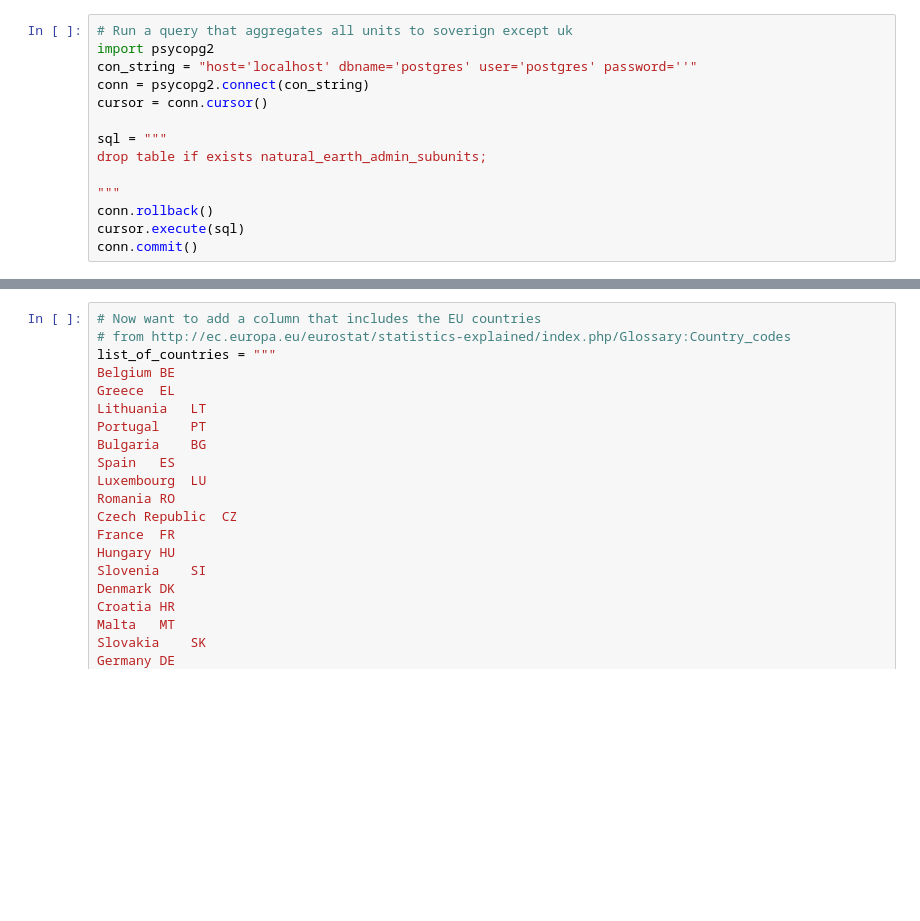
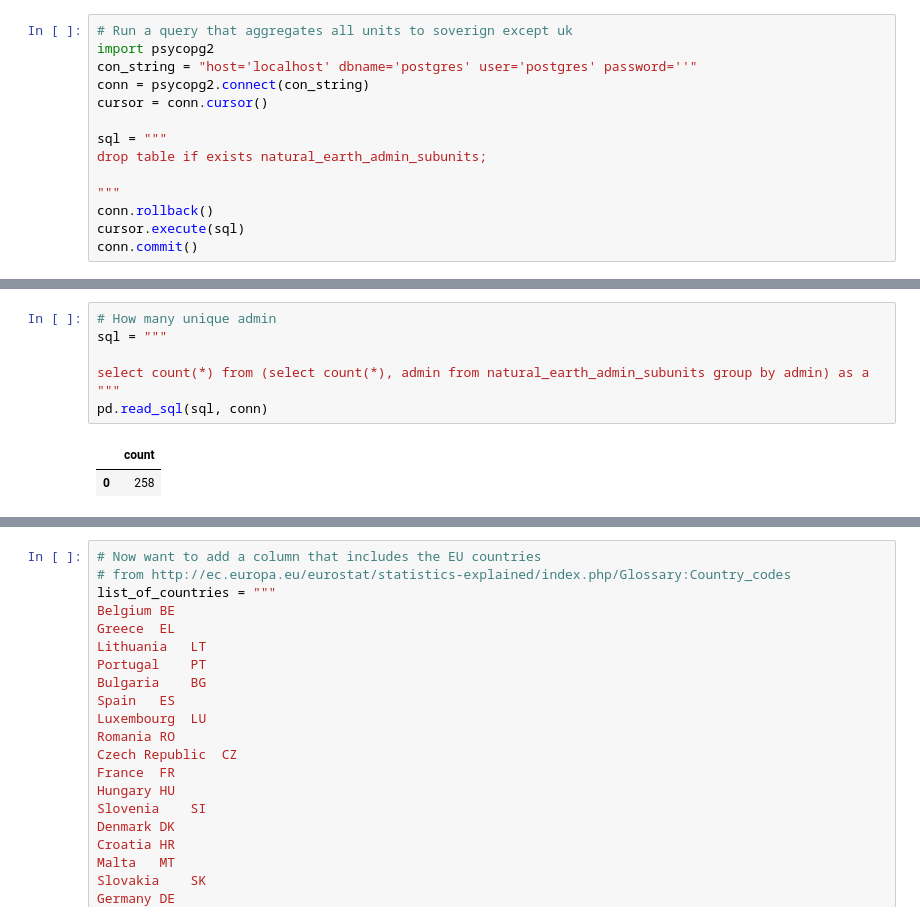
Before and after one commit to RobinL/create_custom_topojson, a Jupyter notebook: Natural earth to postgis.ipynb, the cells around one changed output, grey strips where cells are left out. Saved outputs shown, nothing was run; the diff lists cells and outputs as text; blank space fills up the shorter version.

```diff
--- a/Natural earth to postgis.ipynb
+++ b/Natural earth to postgis.ipynb
@@ -61,0 +92,10 @@ conn.commit()
+# %%
+# How many unique admin
+sql = """
+
+select count(*) from (select count(*), admin from natural_earth_admin_subunits group by admin) as a
+"""
+pd.read_sql(sql, conn)
+# %% [output]
+|  | count |
+| 0 | 258 |
```
Also changed, not shown: parts of 17 cells of this notebook.
